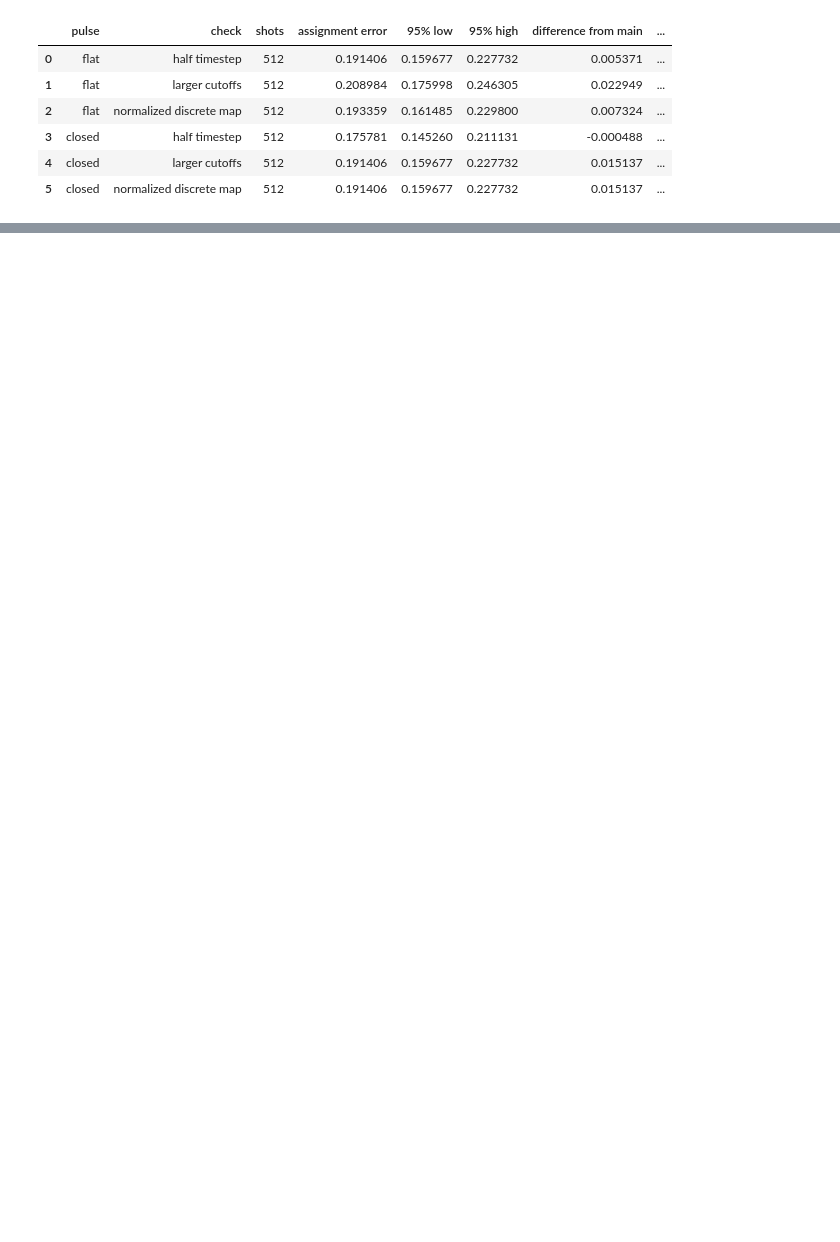
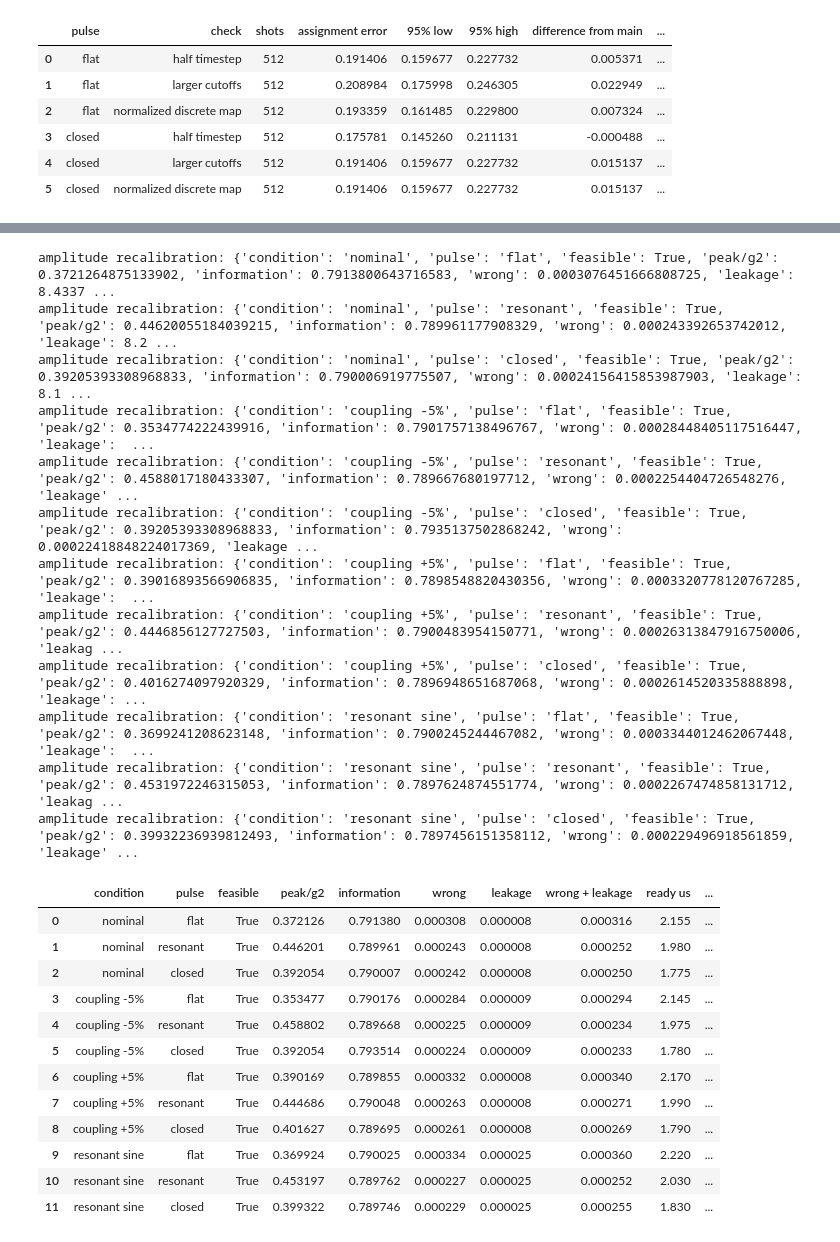
Before and after one commit to simransummermalik/solvingalice-bob, a Jupyter notebook: cat_qubits.ipynb, the cells around one changed output, grey strips where cells are left out. Cells and saved outputs as stored; diff of their text form; code cells hidden in the pictures; blank space fills up the shorter version.

```diff
--- a/cat_qubits.ipynb
+++ b/cat_qubits.ipynb
@@ -1705,0 +1718,70 @@ record validation {'pulse': 'closed', 'check': 'normalized discrete map', 'shots
+# %%
+from scipy.stats import norm  # converts a desired gaussian assignment error to an information budget
+
+audit_criteria = {"information relative": 0.005, "assignment difference": 0.03,
+                  "rate absolute floor": 1e-8, "leakage threshold": 1e-4}
+audit_period = 3.0  # drive, listen and recover; do not reset the buffer between cycles
+audit_cycles = 9  # fixed before inspecting the repeated-cycle rates
+
+
+def audit_ready(run, target=extension_target, leakage_limit=1e-4):
+    information = 4*kb*cumulative_trapezoid(run["e"][3].real**2, run["t"], initial=0)
+    good = (information >= 0.99*target) & (run["leakage trace"] <= leakage_limit)
+    stable = np.logical_and.accumulate(good[::-1])[::-1]
+    indices = np.flatnonzero(stable & (run["t"] >= run["spec"]["duration"]))
+    return float(run["t"][indices[0]]) if len(indices) else np.nan
+
+
+def audit_match(spec, coupling_factor=1.0, corrected=False, na=32, nb=8):
+    trial = dict(spec)  # calibrate amplitude, keep the pulse shape and its duration frozen
+    run = extension_run(trial, na, nb, coupling_factor=coupling_factor, corrected=corrected)
+    for _ in range(5):
+        if abs(run["information"]/extension_target-1) <= audit_criteria["information relative"]:
+            return run, True
+        trial = dict(trial, peak=float(trial["peak"]*np.sqrt(extension_target/run["information"])))
+        if trial["peak"] > design_peak_limit:
+            return run, False  # infeasible under the original hardware cap
+        run = extension_run(trial, na, nb, coupling_factor=coupling_factor, corrected=corrected)
+    return run, False
+
+
+calibrated_rows, calibrated_runs = [], {}
+for condition, factor, corrected in [("nominal", 1.0, False), ("coupling -5%", 0.95, False),
+                                      ("coupling +5%", 1.05, False), ("resonant sine", 1.0, True)]:
+    for label in ["flat", "resonant", "closed"]:
+        run, feasible = audit_match(selected_specs[label], factor, corrected)
+        calibrated_runs[(condition, label)] = run
+        row = {"condition": condition, "pulse": label, "feasible": feasible,
+               "peak/g2": run["spec"]["peak"]/g2, "information": run["information"],
+               "wrong": run["wrong"], "leakage": run["leakage"],
+               "wrong + leakage": run["wrong"]+run["leakage"],
+               "ready us": audit_ready(run), "min eigenvalue": run["checks"]["min eigenvalue"]}
+        calibrated_rows.append(row)
+        print("amplitude recalibration:", row, flush=True)
+table(pd.DataFrame(calibrated_rows), "audit_equal_information_circuit")
+# %% [output]
+amplitude recalibration: {'condition': 'nominal', 'pulse': 'flat', 'feasible': True, 'peak/g2': 0.3721264875133902, 'information': 0.7913800643716583, 'wrong': 0.0003076451666808725, 'leakage': 8.4337 ...
+amplitude recalibration: {'condition': 'nominal', 'pulse': 'resonant', 'feasible': True, 'peak/g2': 0.44620055184039215, 'information': 0.789961177908329, 'wrong': 0.000243392653742012, 'leakage': 8.2 ...
+amplitude recalibration: {'condition': 'nominal', 'pulse': 'closed', 'feasible': True, 'peak/g2': 0.39205393308968833, 'information': 0.790006919775507, 'wrong': 0.00024156415853987903, 'leakage': 8.1 ...
+amplitude recalibration: {'condition': 'coupling -5%', 'pulse': 'flat', 'feasible': True, 'peak/g2': 0.3534774222439916, 'information': 0.7901757138496767, 'wrong': 0.00028448405117516447, 'leakage':  ...
+amplitude recalibration: {'condition': 'coupling -5%', 'pulse': 'resonant', 'feasible': True, 'peak/g2': 0.4588017180433307, 'information': 0.789667680197712, 'wrong': 0.0002254404726548276, 'leakage' ...
+amplitude recalibration: {'condition': 'coupling -5%', 'pulse': 'closed', 'feasible': True, 'peak/g2': 0.39205393308968833, 'information': 0.7935137502868242, 'wrong': 0.00022418848224017369, 'leakage ...
+amplitude recalibration: {'condition': 'coupling +5%', 'pulse': 'flat', 'feasible': True, 'peak/g2': 0.39016893566906835, 'information': 0.7898548820430356, 'wrong': 0.0003320778120767285, 'leakage':  ...
+amplitude recalibration: {'condition': 'coupling +5%', 'pulse': 'resonant', 'feasible': True, 'peak/g2': 0.4446856127727503, 'information': 0.7900483954150771, 'wrong': 0.00026313847916750006, 'leakag ...
+amplitude recalibration: {'condition': 'coupling +5%', 'pulse': 'closed', 'feasible': True, 'peak/g2': 0.4016274097920329, 'information': 0.7896948651687068, 'wrong': 0.0002614520335888898, 'leakage': ...
+amplitude recalibration: {'condition': 'resonant sine', 'pulse': 'flat', 'feasible': True, 'peak/g2': 0.3699241208623148, 'information': 0.7900245244467082, 'wrong': 0.0003344012462067448, 'leakage':  ...
+amplitude recalibration: {'condition': 'resonant sine', 'pulse': 'resonant', 'feasible': True, 'peak/g2': 0.4531972246315053, 'information': 0.7897624874551774, 'wrong': 0.0002267474858131712, 'leakag ...
+amplitude recalibration: {'condition': 'resonant sine', 'pulse': 'closed', 'feasible': True, 'peak/g2': 0.39932236939812493, 'information': 0.7897456151358112, 'wrong': 0.000229496918561859, 'leakage' ...
+|  | condition | pulse | feasible | peak/g2 | information | wrong | leakage | wrong + leakage | ready us | ... |
+| 0 | nominal | flat | True | 0.372126 | 0.791380 | 0.000308 | 0.000008 | 0.000316 | 2.155 | ... |
+| 1 | nominal | resonant | True | 0.446201 | 0.789961 | 0.000243 | 0.000008 | 0.000252 | 1.980 | ... |
+| 2 | nominal | closed | True | 0.392054 | 0.790007 | 0.000242 | 0.000008 | 0.000250 | 1.775 | ... |
+| 3 | coupling -5% | flat | True | 0.353477 | 0.790176 | 0.000284 | 0.000009 | 0.000294 | 2.145 | ... |
+| 4 | coupling -5% | resonant | True | 0.458802 | 0.789668 | 0.000225 | 0.000009 | 0.000234 | 1.975 | ... |
+| 5 | coupling -5% | closed | True | 0.392054 | 0.793514 | 0.000224 | 0.000009 | 0.000233 | 1.780 | ... |
+| 6 | coupling +5% | flat | True | 0.390169 | 0.789855 | 0.000332 | 0.000008 | 0.000340 | 2.170 | ... |
+| 7 | coupling +5% | resonant | True | 0.444686 | 0.790048 | 0.000263 | 0.000008 | 0.000271 | 1.990 | ... |
+| 8 | coupling +5% | closed | True | 0.401627 | 0.789695 | 0.000261 | 0.000008 | 0.000269 | 1.790 | ... |
+| 9 | resonant sine | flat | True | 0.369924 | 0.790025 | 0.000334 | 0.000025 | 0.000360 | 2.220 | ... |
+| 10 | resonant sine | resonant | True | 0.453197 | 0.789762 | 0.000227 | 0.000025 | 0.000252 | 2.030 | ... |
+| 11 | resonant sine | closed | True | 0.399322 | 0.789746 | 0.000229 | 0.000025 | 0.000255 | 1.830 | ... |
```
Also changed, not shown: parts of 11 cells of this notebook, 18 other files.
